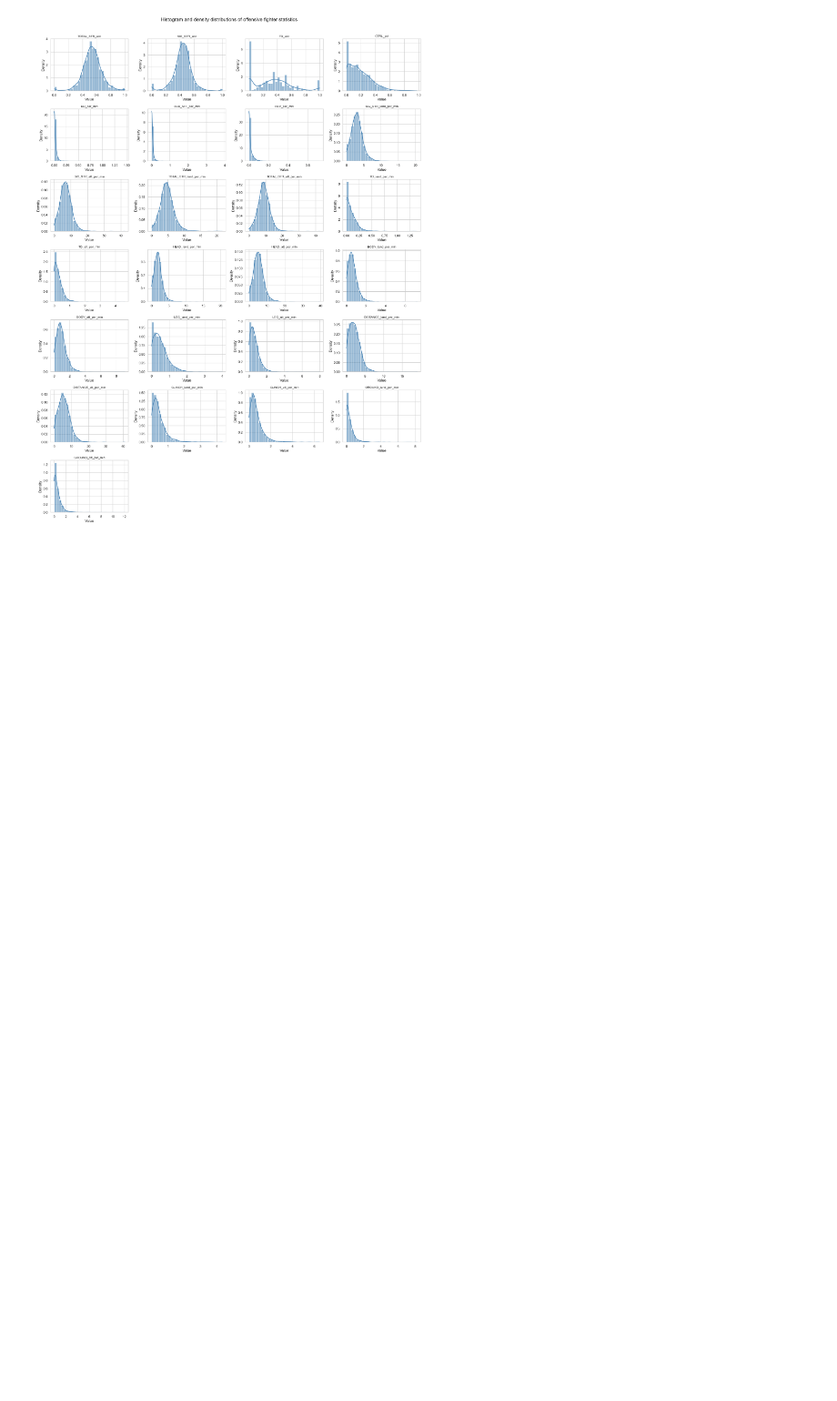
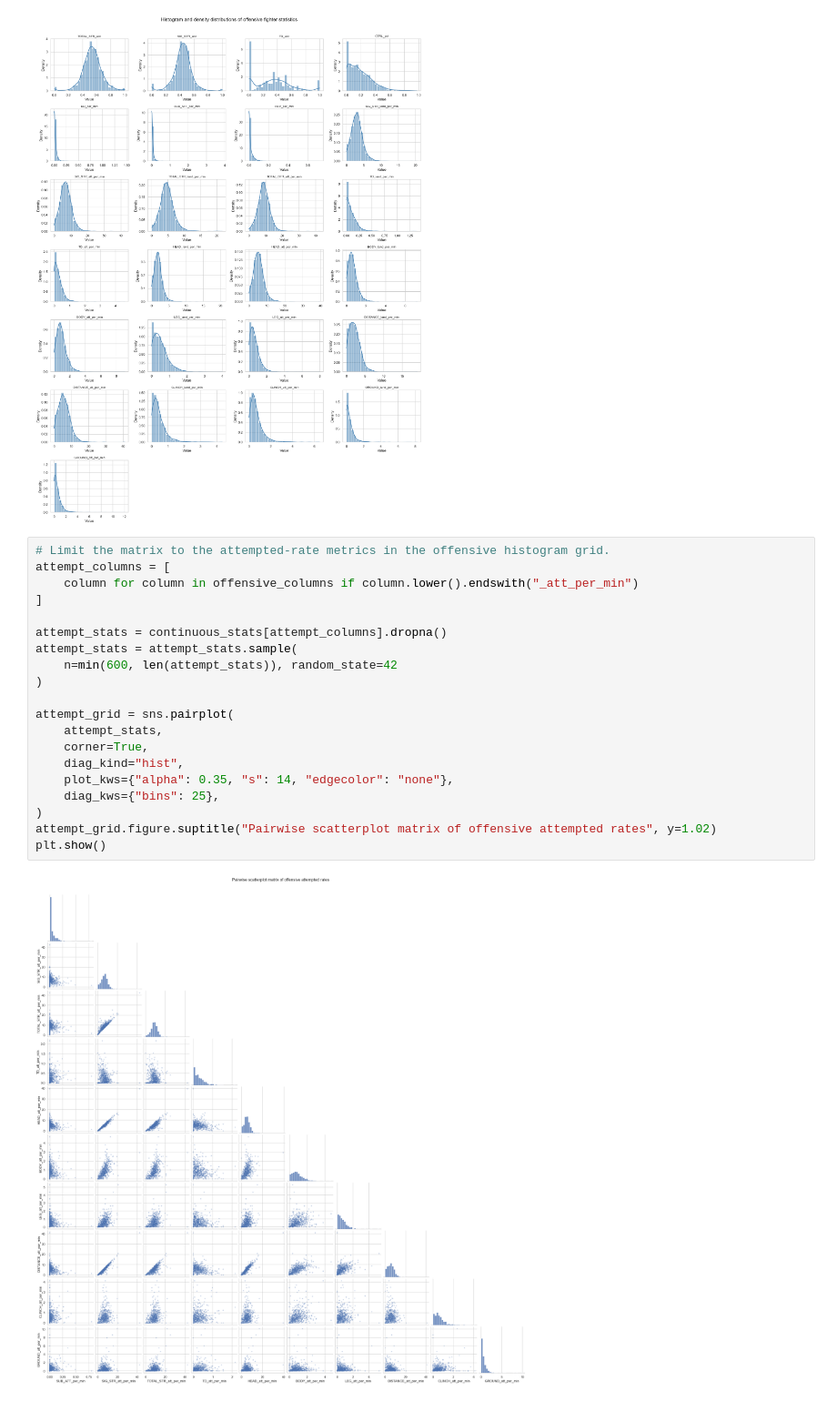
Before and after one commit to DreamingBlues/UFC-Predictions, a Jupyter notebook: styles/clustering_eda.ipynb, the cells around one changed output. Shown at 91% size. Saved outputs shown, nothing was run; the diff lists cells and outputs as text; blank space fills up the shorter version.

```diff
--- a/styles/clustering_eda.ipynb
+++ b/styles/clustering_eda.ipynb
@@ -116,3 +138,25 @@ plt.tight_layout()
 plt.show()
 # %% [output]
 [figure]
+# %%
+# Limit the matrix to the attempted-rate metrics in the offensive histogram grid.
+attempt_columns = [
+    column for column in offensive_columns if column.lower().endswith("_att_per_min")
+]
+
+attempt_stats = continuous_stats[attempt_columns].dropna()
+attempt_stats = attempt_stats.sample(
+    n=min(600, len(attempt_stats)), random_state=42
+)
+
+attempt_grid = sns.pairplot(
+    attempt_stats,
+    corner=True,
+    diag_kind="hist",
+    plot_kws={"alpha": 0.35, "s": 14, "edgecolor": "none"},
+    diag_kws={"bins": 25},
+)
+attempt_grid.figure.suptitle("Pairwise scatterplot matrix of offensive attempted rates", y=1.02)
+plt.show()
+# %% [output]
+[figure, added]
```
Also changed, not shown: parts of 7 cells of this notebook, 2 other files.
